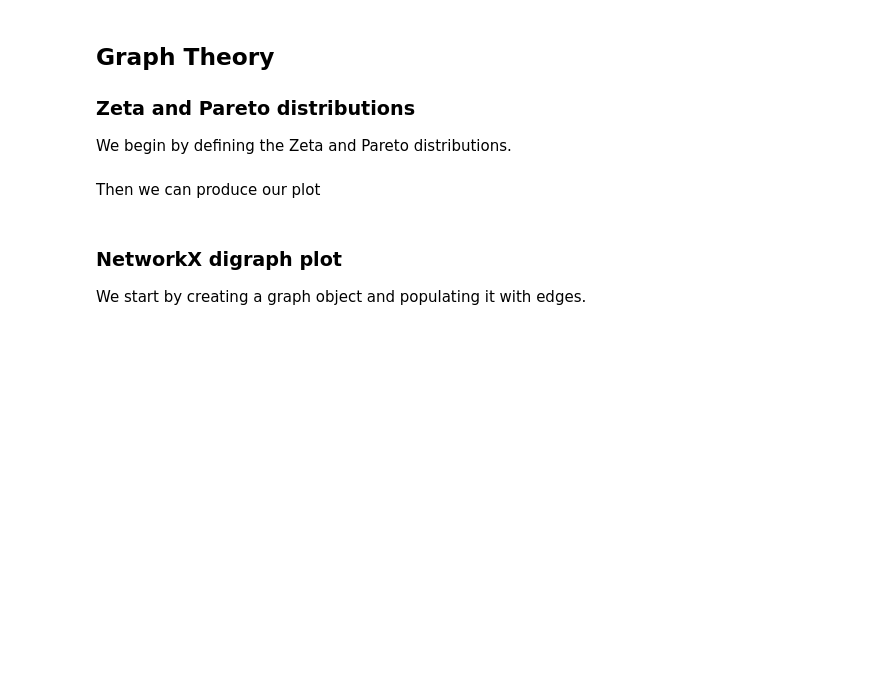
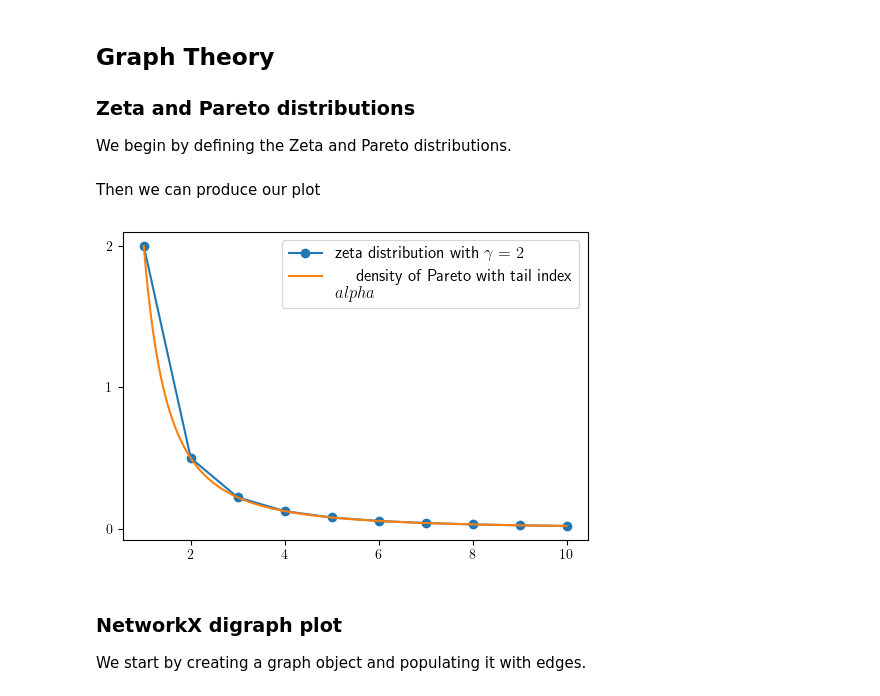
Before and after one commit to QuantEcon/book-networks-public, a Jupyter notebook: ipynb/ch_intro.ipynb, the cells around one changed output. Cells and saved outputs as stored; diff of their text form; code cells hidden in the pictures; blank space fills up the shorter version.

```diff
--- a/ipynb/ch_intro.ipynb
+++ b/ipynb/ch_intro.ipynb
@@ -335,13 +349,15 @@ x_grid = np.linspace(1, 10, 200)
 Then we can produce our plot
 # %%
 fig, ax = plt.subplots(figsize=default_figsize)
-ax.plot(k_grid, z(k_grid), '-o', label='zeta distribution with $\gamma=2$')
-ax.plot(x_grid, p(x_grid), label='density of Pareto with tail index $\\alpha$')
+ax.plot(k_grid, z(k_grid), '-o', label=r'zeta distribution with $\gamma=2$')
+ax.plot(x_grid, p(x_grid), label=r'density of Pareto with tail index $\\alpha$')
 ax.legend(fontsize=12)
 ax.set_yticks((0, 1, 2))
 if export_figures:
     plt.savefig("figures/zeta_1.pdf")
 plt.show()
+# %% [output]
+[figure, added]
 # %% [markdown]
 ### NetworkX digraph plot
 
```
Also changed, not shown: parts of 18 cells of this notebook, 6 other files.
